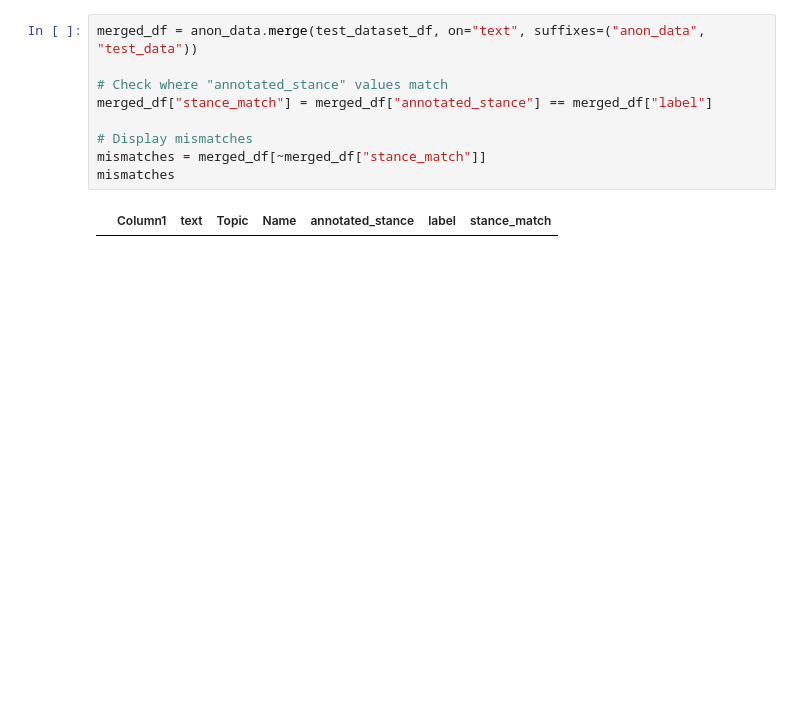
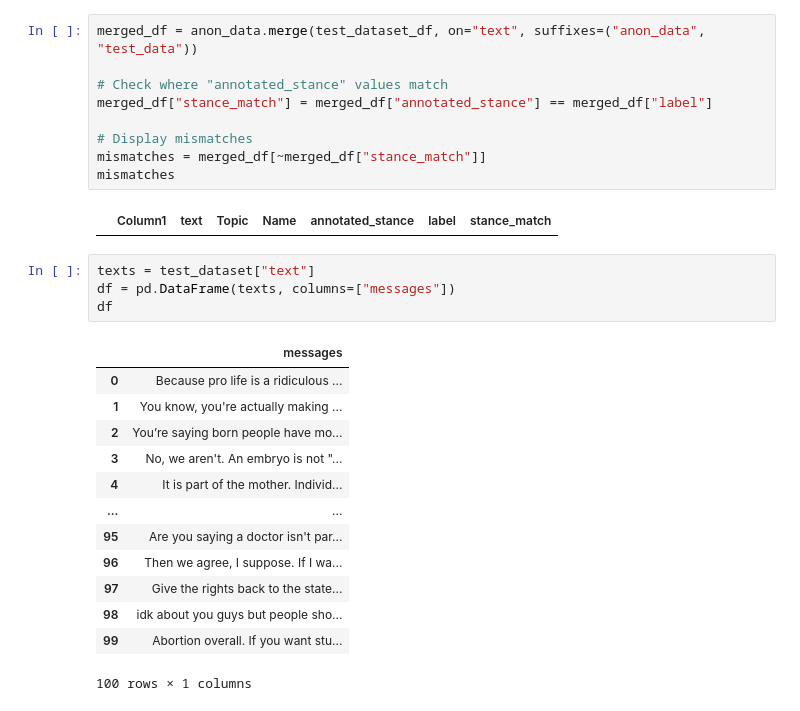
Before and after one commit to b0psheva27/BSc_project_polarization, a Jupyter notebook: 02_dataset_generation.ipynb, the cells around one changed output. Cells and saved outputs as stored; diff of their text form; blank space fills up the shorter version.

```diff
--- a/02_dataset_generation.ipynb
+++ b/02_dataset_generation.ipynb
@@ -150,3 +152,21 @@ mismatches = merged_df[~merged_df["stance_match"]]
 mismatches
 # %% [output]
 |  | Column1 | text | Topic | Name | annotated_stance | label | stance_match |
+# %%
+texts = test_dataset["text"]
+df = pd.DataFrame(texts, columns=["messages"])
+df
+# %% [output]
+|  | messages |
+| 0 | Because pro life is a ridiculous ... |
+| 1 | You know, you're actually making ... |
+| 2 | You’re saying born people have mo... |
+| 3 | No, we aren't. An embryo is not "... |
+| 4 | It is part of the mother. Individ... |
+| ... | ... |
+| 95 | Are you saying a doctor isn't par... |
+| 96 | Then we agree, I suppose. If I wa... |
+| 97 | Give the rights back to the state... |
+| 98 | idk about you guys but people sho... |
+| 99 | Abortion overall. If you want stu... |
+100 rows × 1 columns
```
Also changed, not shown: parts of 8 cells of this notebook, 4 other files.
